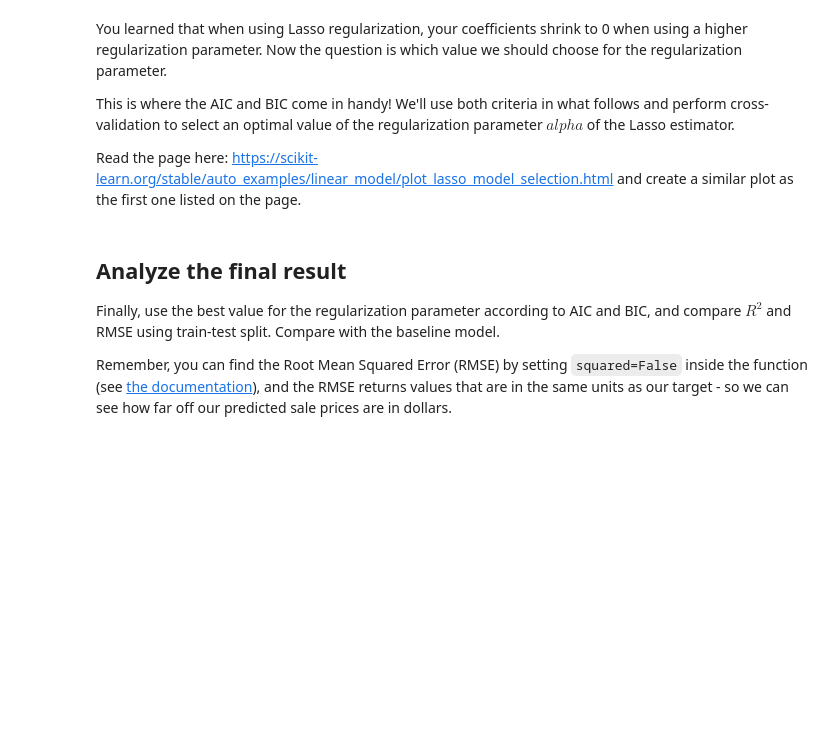
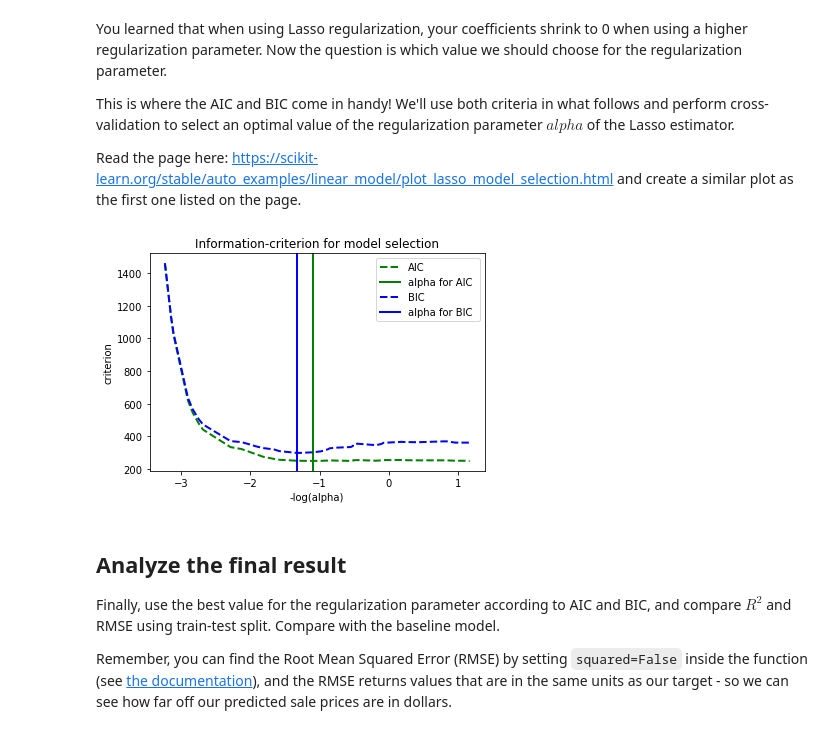
Before and after one commit to lilisbeit/dsc-extensions-to-linear-models-lab, a Jupyter notebook: index.ipynb, the cells around one changed output. Drawn from its saved outputs; the diff is of its cells as text; code cells hidden in the pictures; blank space fills up the shorter version.

```diff
--- a/index.ipynb
+++ b/index.ipynb
@@ -61,0 +90,9 @@ Write code to include the 7 most important interactions in your data set by addi
+# %%
+# Your code here
+
+df_inter = X_scaled.copy()
+ls_interactions = sorted(interactions, key = lambda inter: inter[2], reverse = True)[:7]
+for inter in ls_interactions:
+    df_inter[inter[0] + '_' + inter[1]] = X[inter[0]] * X[inter[1]]
+
+df_inter
@@ -80,3 +156,10 @@ Add Polynomials for the two features that seem to benefit the most, as in have t
+# %%
+# Your code here
+for col in ['OverallQual', 'GrLivArea']:
+    poly = PolynomialFeatures(4, include_bias=False)
+    X_transformed = poly.fit_transform(X[[col]])
+    colnames= [col, col + '_' + '2', col + '_' + '3', col + '_' + '4']
+    df_inter = pd.concat([df_inter.drop(col, axis=1), pd.DataFrame(X_transformed, columns=colnames)], axis=1)
 # %% [markdown]
 Check out your final data set and make sure that your interaction terms as well as your polynomial terms are included.
 # %%
@@ -102,3 +203,30 @@ from sklearn.linear_model import Lasso, LassoCV, LassoLarsCV, LassoLarsIC
+# %%
+model_bic = LassoLarsIC(criterion='bic')
+model_bic.fit(df_inter, y)
+alpha_bic_ = model_bic.alpha_
+
+model_aic = LassoLarsIC(criterion='aic')
+model_aic.fit(df_inter, y)
+alpha_aic_ = model_aic.alpha_
+
+
+def plot_ic_criterion(model, name, color):
+    alpha_ = model.alpha_
+    alphas_ = model.alphas_
+    criterion_ = model.criterion_
+    plt.plot(-np.log10(alphas_), criterion_, '--', color=color, linewidth=2, label= name)
+    plt.axvline(-np.log10(alpha_), color=color, linewidth=2,
+                label='alpha for %s ' % name)
+    plt.xlabel('-log(alpha)')
+    plt.ylabel('criterion')
+
+plt.figure()
+plot_ic_criterion(model_aic, 'AIC', 'green')
+plot_ic_criterion(model_bic, 'BIC', 'blue')
+plt.legend()
+plt.title('Information-criterion for model selection');
+# %% [output]
+[figure, added]
 # %% [markdown]
 ## Analyze the final result
 
```
Also changed, not shown: parts of 20 cells of this notebook.
